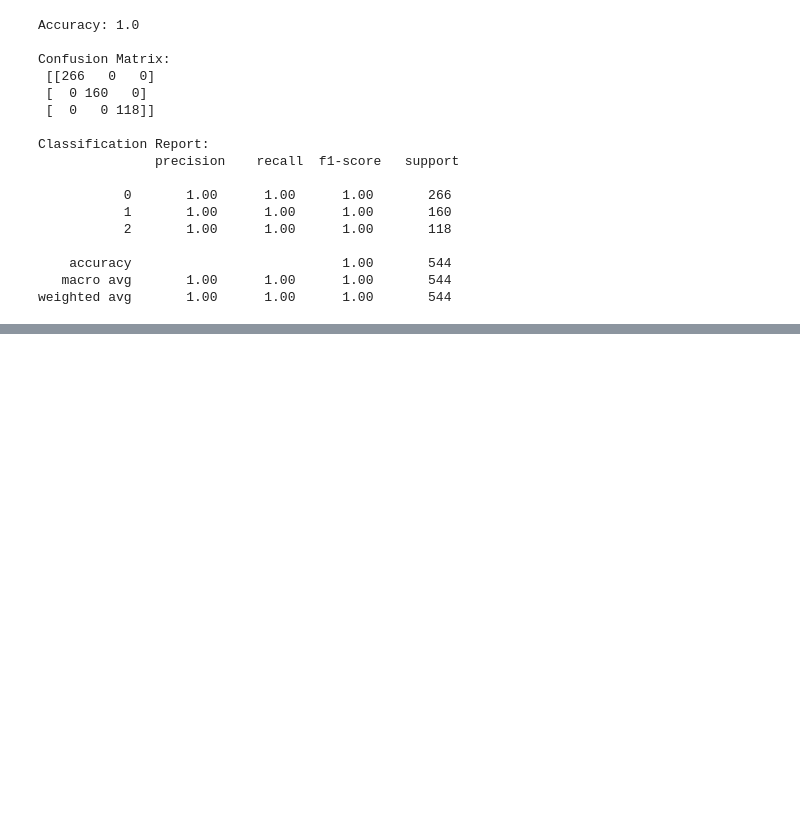
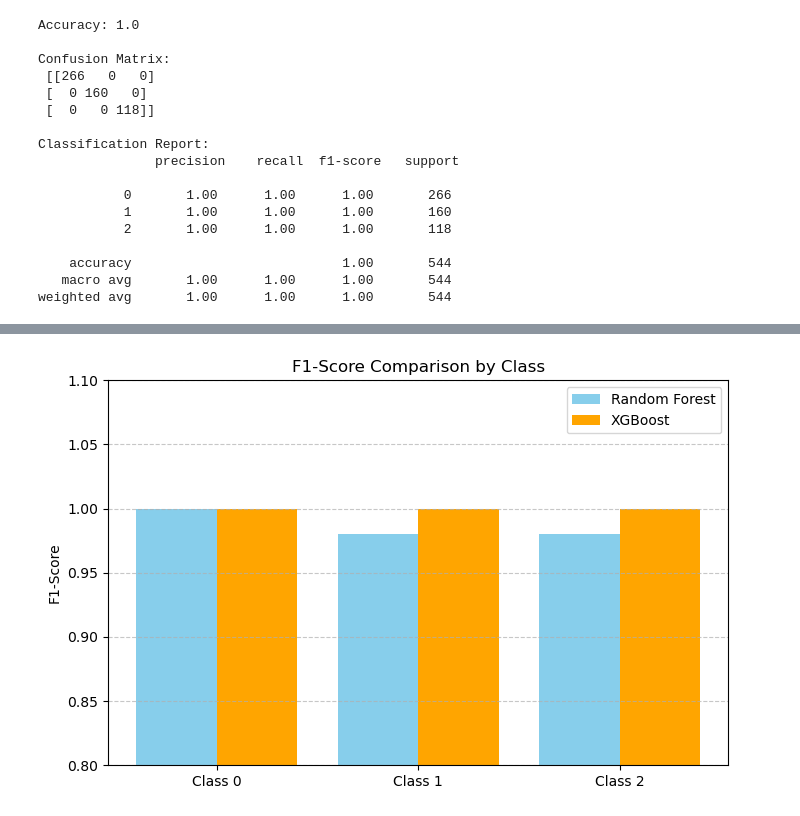
Before and after one commit to avineets87/housing-price-analysis, a Jupyter notebook: data_Classification.ipynb, the cells around one changed output, grey strips where cells are left out. Cells and saved outputs as stored; diff of their text form; code cells hidden in the pictures; blank space fills up the shorter version.

```diff
--- a/data_Classification.ipynb
+++ b/data_Classification.ipynb
@@ -391,0 +421,24 @@ weighted avg       1.00      1.00      1.00       544
+# %%
+
+# Example F1-scores
+categories = ['Class 0', 'Class 1', 'Class 2']
+rf_f1_scores = [1.0, 0.98, 0.98]
+xgb_f1_scores = [1.0, 1.0, 1.0]
+
+# Plotting
+x = np.arange(len(categories))
+bar_width = 0.4
+
+plt.figure(figsize=(8, 5))
+plt.bar(x - bar_width / 2, rf_f1_scores, width=bar_width, label='Random Forest', color='skyblue')
+plt.bar(x + bar_width / 2, xgb_f1_scores, width=bar_width, label='XGBoost', color='orange')
+
+plt.xticks(x, categories)
+plt.ylim(0.8, 1.1)
+plt.ylabel('F1-Score')
+plt.title('F1-Score Comparison by Class')
+plt.legend()
+plt.grid(axis='y', linestyle='--', alpha=0.7)
+plt.show()
+# %% [output]
+[figure, added]
```
Also changed, not shown: parts of 4 cells of this notebook, 6 other files.
